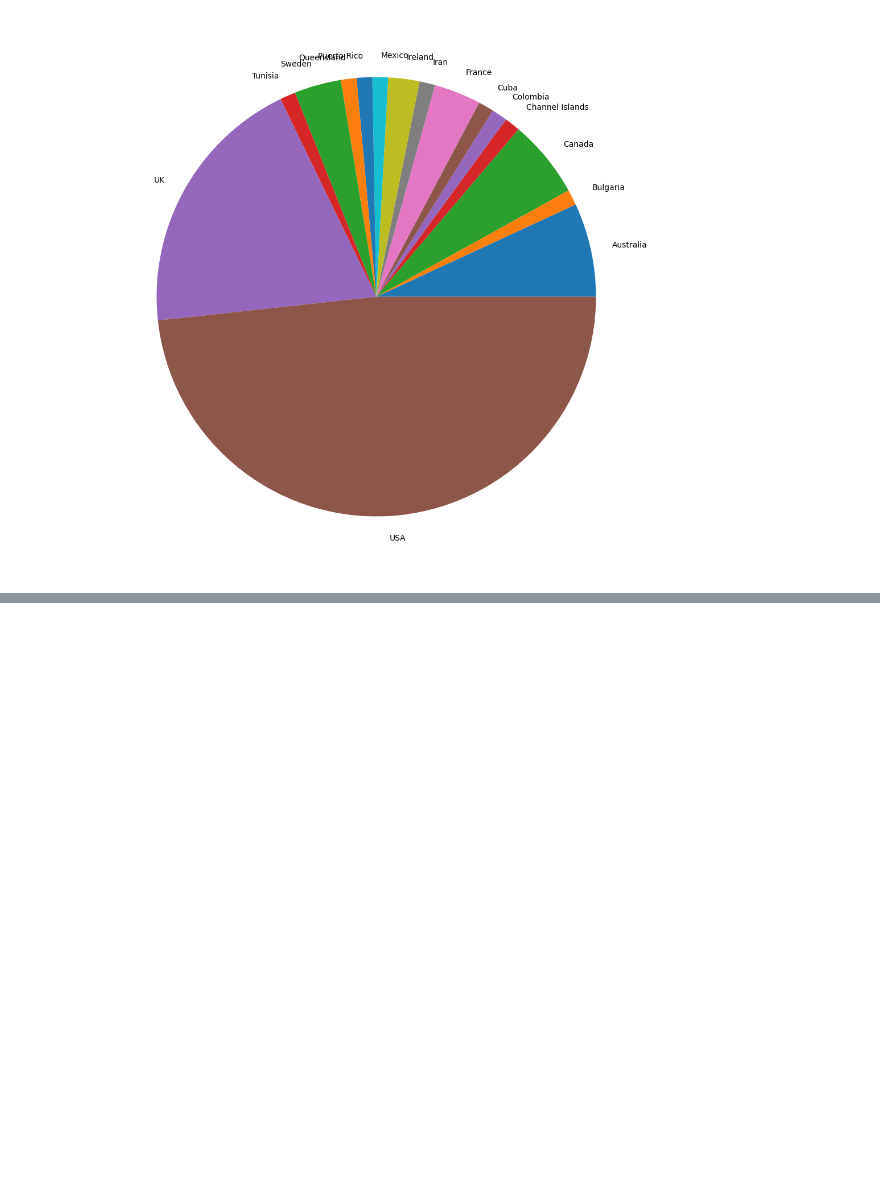
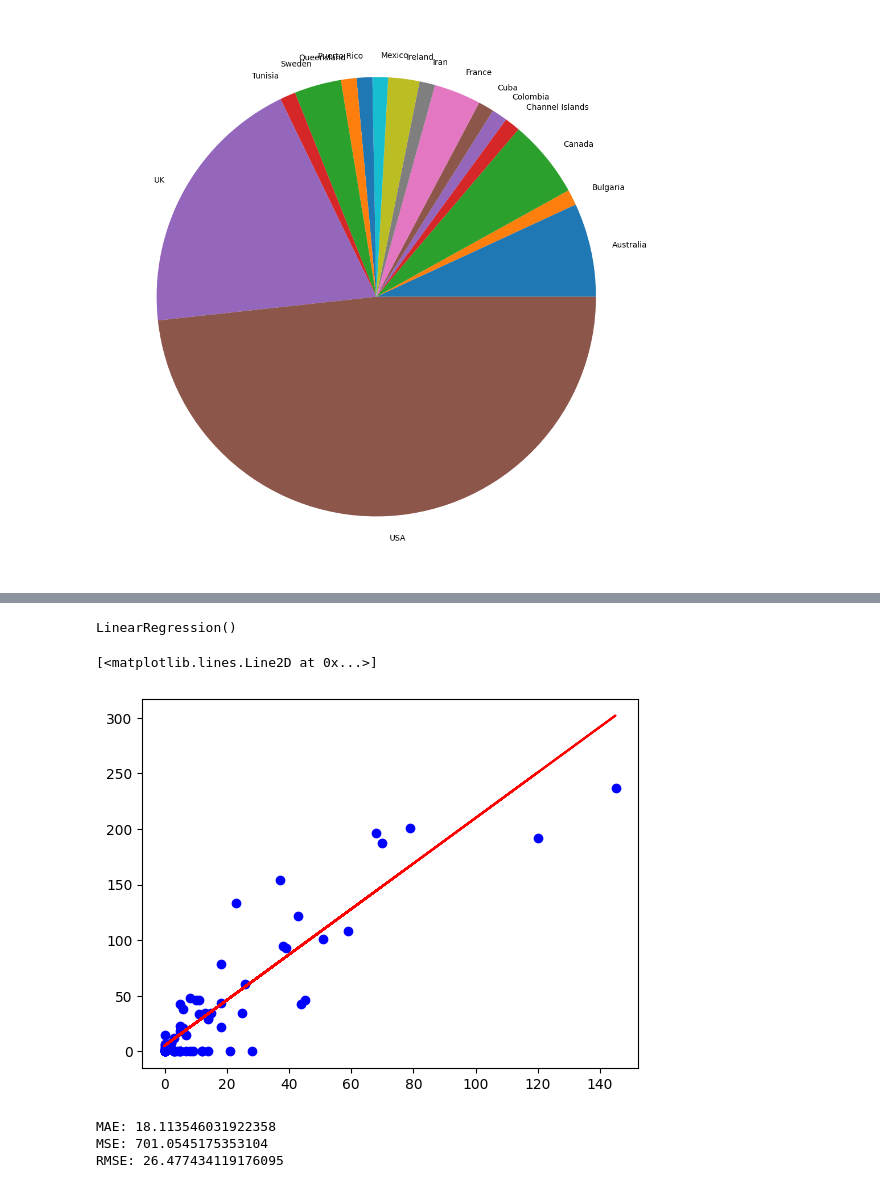
Before and after one commit to mmartin46/Data_Science_Research, a Jupyter notebook: CelebTextMining.ipynb, the cells around one changed output, grey strips where cells are left out. Cells and saved outputs as stored; diff of their text form; code cells hidden in the pictures; blank space fills up the shorter version.

```diff
--- a/CelebTextMining.ipynb
+++ b/CelebTextMining.ipynb
@@ -244,0 +257,35 @@ celeb_countries
+# %%
+X = np.array(df['Wins'])
+y = np.array(df['Nominations'])
+
+X = X.reshape(-1, 1)
+y = y.reshape(-1, 1)
+
+X_train, X_test, y_train, y_test = train_test_split(X, y, test_size=0.8, random_state=997)
+lr = LinearRegression()
+lr.fit(X_train, y_train)
+# %% [output]
+LinearRegression()
+# %%
+y_pred = lr.predict(X_test)
+plt.scatter(X_test, y_test, color='b')
+plt.plot(X_test, y_pred, color='r')
+# %% [output]
+[<matplotlib.lines.Line2D at 0x...>]
+[figure, added]
+# %%
+from sklearn.metrics import mean_absolute_error, mean_squared_error
+
+mae = mean_absolute_error(y_true=y_test,
+                          y_pred=y_pred)
+mse = mean_squared_error(y_true=y_test,
+                          y_pred=y_pred)
+rmse = mean_squared_error(y_true=y_test,
+                          y_pred=y_pred, squared=False)
+print("MAE:", mae)
+print("MSE:", mse)
+print("RMSE:", rmse)
+# %% [output]
+MAE: 18.113546031922358
+MSE: 701.0545175353104
+RMSE: 26.477434119176095
```
Also changed, not shown: parts of 3 cells of this notebook.
